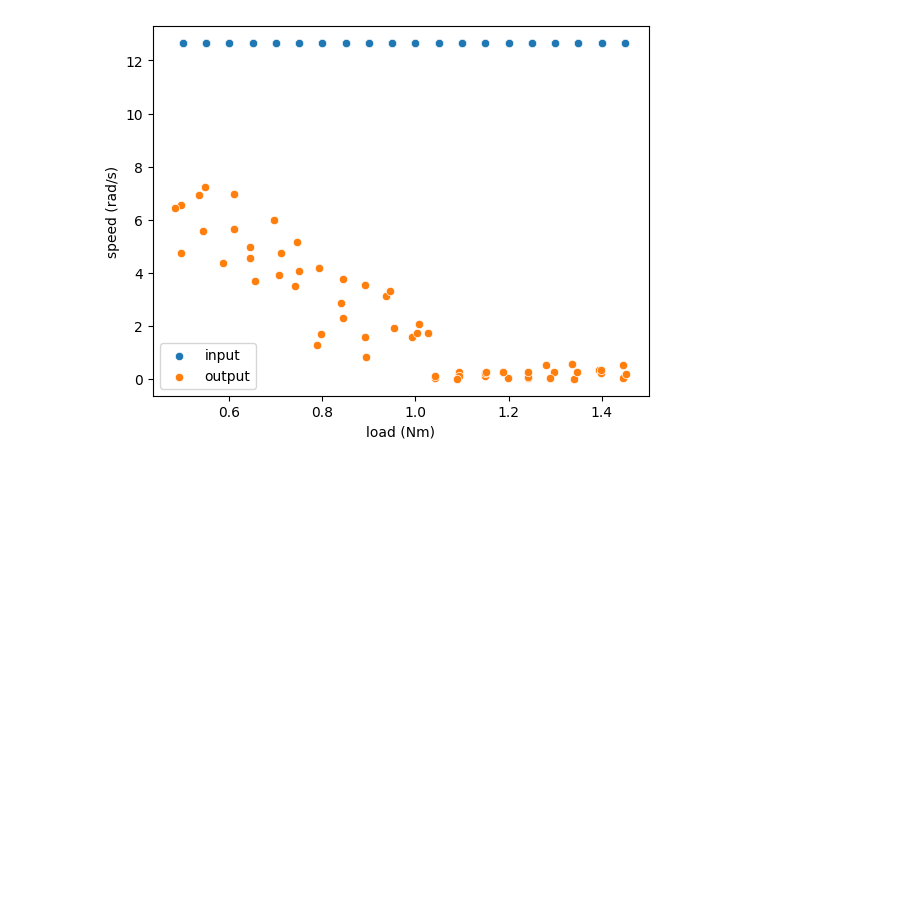
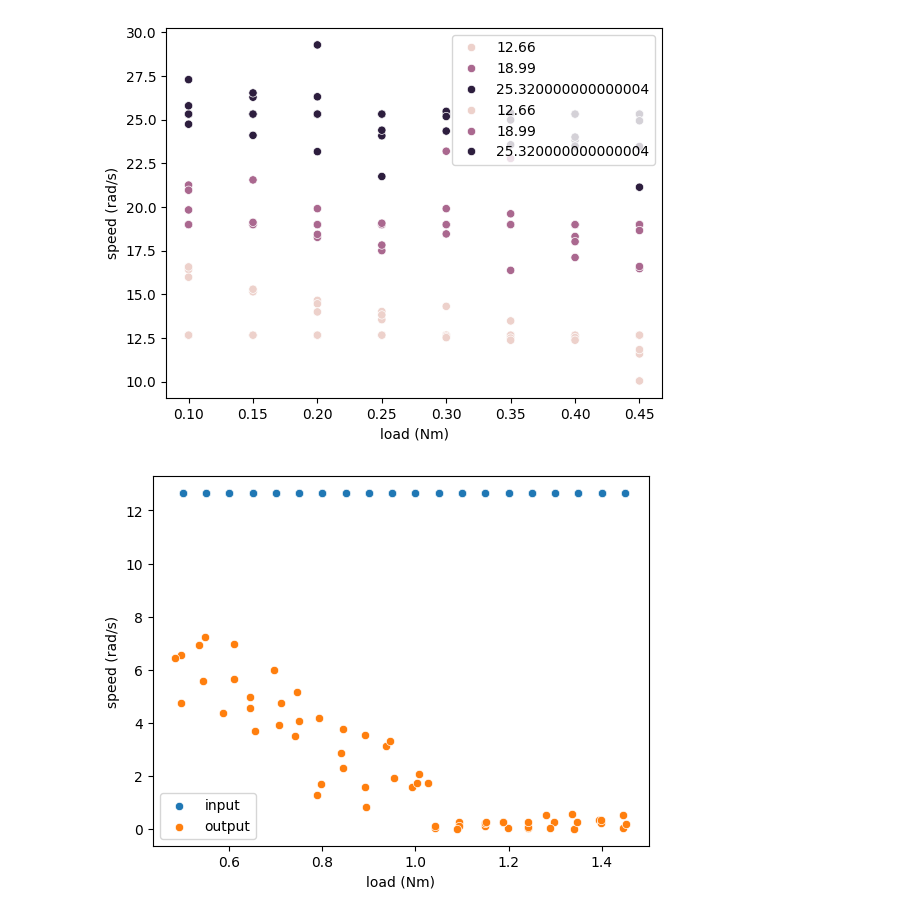
Before and after one commit to priest-yang/Motor-testing, a Jupyter notebook: data_analysis.ipynb, the cells around one changed output. Drawn from its saved outputs; the diff is of its cells as text; code cells hidden in the pictures; blank space fills up the shorter version.

```diff
--- a/data_analysis.ipynb
+++ b/data_analysis.ipynb
@@ -19 +69,11 @@ plt.show()
+# %%
+motor_data['output_speed'] = abs(motor_data['output_speed'])
+sns.scatterplot(data=motor_data, x="input_torque", y='input_speed', hue='input_speed')
+sns.scatterplot(data=motor_data, x="input_torque", y='output_speed', hue='input_speed')
+plt.legend()
+plt.ylabel('speed (rad/s)')
+plt.xlabel('load (Nm)')
+plt.show()
+# %% [output]
+[figure, added]
 # %%
```
Also changed, not shown: parts of 5 cells of this notebook, 3 other files.
